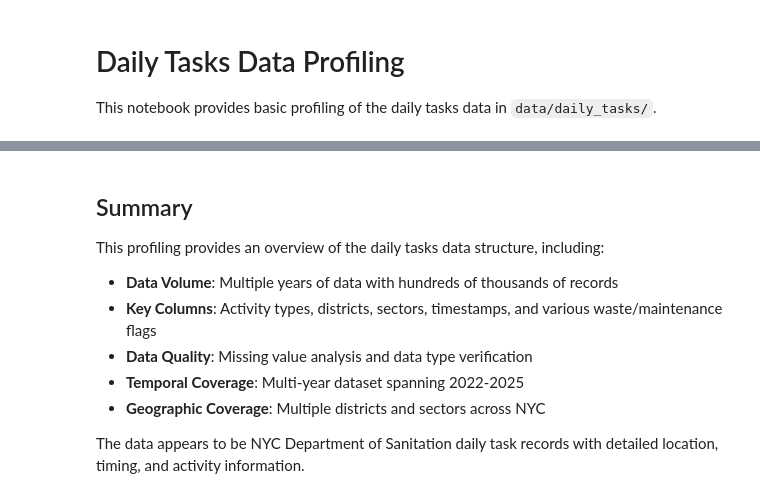
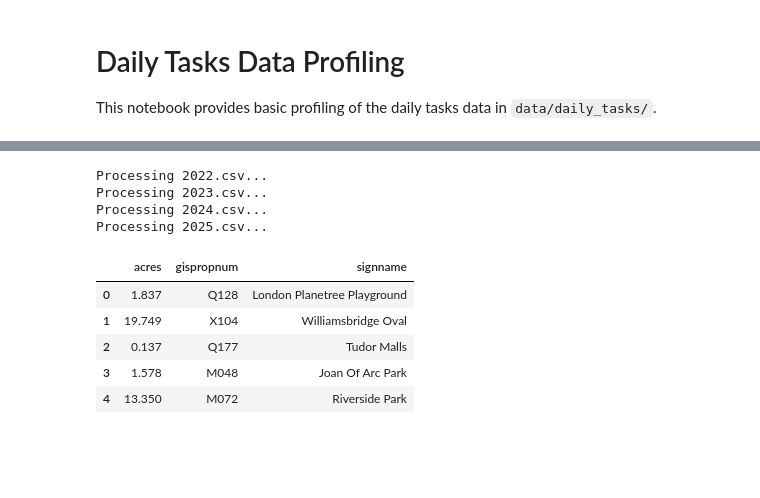
Before and after one commit to sirpthatch/analysis, a Jupyter notebook: projects/toilets/notebooks/profile_daily_tasks.ipynb, the cells around one changed output, grey strips where cells are left out. Cells and saved outputs as stored; diff of their text form; code cells hidden in the pictures; blank space fills up the shorter version.

```diff
--- a/projects/toilets/notebooks/profile_daily_tasks.ipynb
+++ b/projects/toilets/notebooks/profile_daily_tasks.ipynb
@@ -170,12 +83,41 @@ if 'district' in sample_df.columns:
-# %% [markdown]
-## Summary
-
-This profiling provides an overview of the daily tasks data structure, including:
-
-- **Data Volume**: Multiple years of data with hundreds of thousands of records
-- **Key Columns**: Activity types, districts, sectors, timestamps, and various waste/maintenance flags
-- **Data Quality**: Missing value analysis and data type verification
-- **Temporal Coverage**: Multi-year dataset spanning 2022-2025
-- **Geographic Coverage**: Multiple districts and sectors across NYC
-
-The data appears to be NYC Department of Sanitation daily task records with detailed location, timing, and activity information.
+# %%
+# What times do people usually work?
+# What facilitities get the most visits?
+# What facilities are the dirtiest?
+
+a_frames = []
+binary_cols = ['animal_waste', 'broken_glass', 'dumping', 'graffiti', 'medical_waste']
+all_binary_cols = [c + "_b" for c in binary_cols] + ["dirty_b"]
+
+for file in sorted(data_files):
+    print(f"Processing {file.name}...")
+    df = pd.read_csv(file)
+
+    for col in binary_cols:
+        df[col+"_b"] = df[col].map({'Yes': 1, 'No': 0})
+
+    df["dirty_b"] = df[[c + "_b" for c in binary_cols]].sum(axis=1, skipna=True)
+
+    df_a = df.groupby("gispropnum")[all_binary_cols].sum()
+    df_a["year"] = file.name.split(".")[0]
+    a_frames.append(df_a)
+
+df_total = pd.concat(a_frames)
+# %% [output]
+Processing 2022.csv...
+Processing 2023.csv...
+Processing 2024.csv...
+Processing 2025.csv...
+# %%
+parks_path = Path('../data/ext_data/data/parks_properties_20250930.csv')
+parks_df = pd.read_csv(parks_path)
+park_name_df = parks_df[["ACRES","GISPROPNUM","SIGNNAME"]]
+park_name_df.columns = [n.lower() for n in park_name_df.columns]
+park_name_df.head()
+# %% [output]
+|  | acres | gispropnum | signname |
+| 0 | 1.837 | Q128 | London Planetree Playground |
+| 1 | 19.749 | X104 | Williamsbridge Oval |
+| 2 | 0.137 | Q177 | Tudor Malls |
+| 3 | 1.578 | M048 | Joan Of Arc Park |
+| 4 | 13.350 | M072 | Riverside Park |
```
Also changed, not shown: parts of 20 cells of this notebook.
